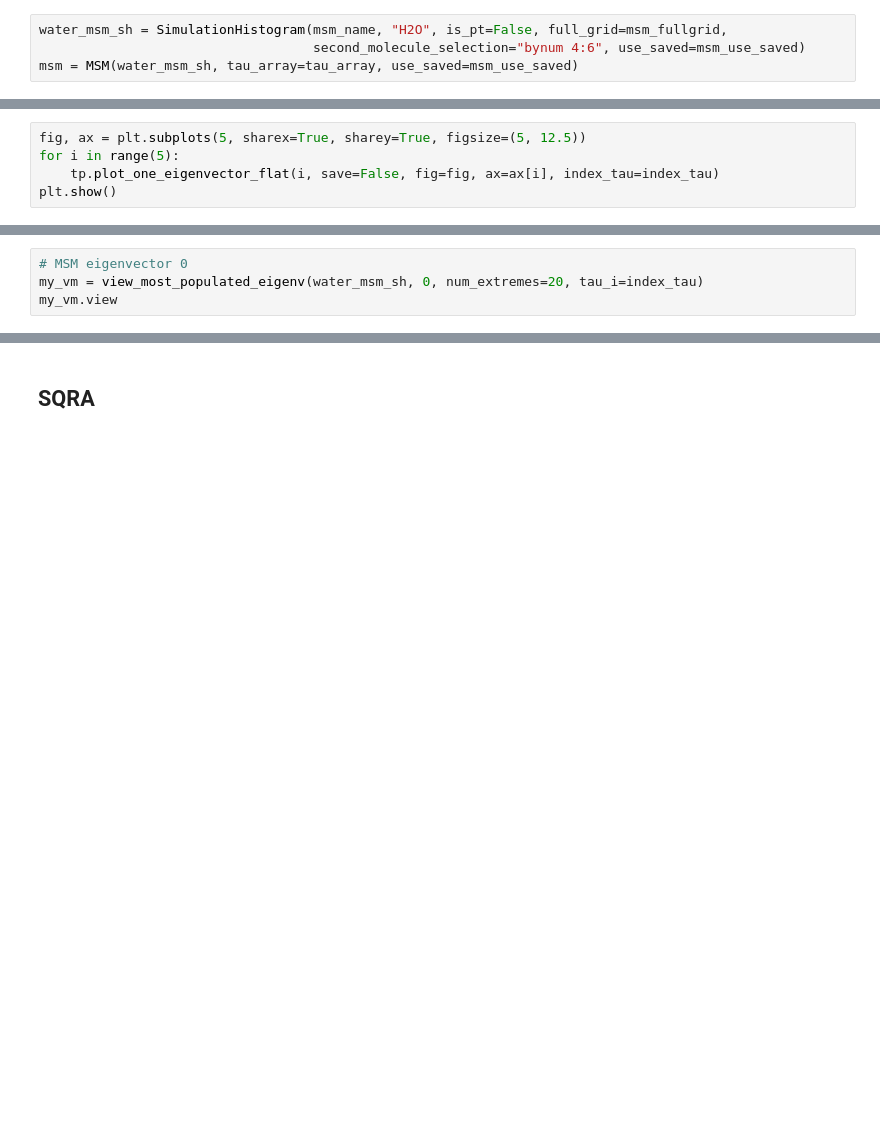
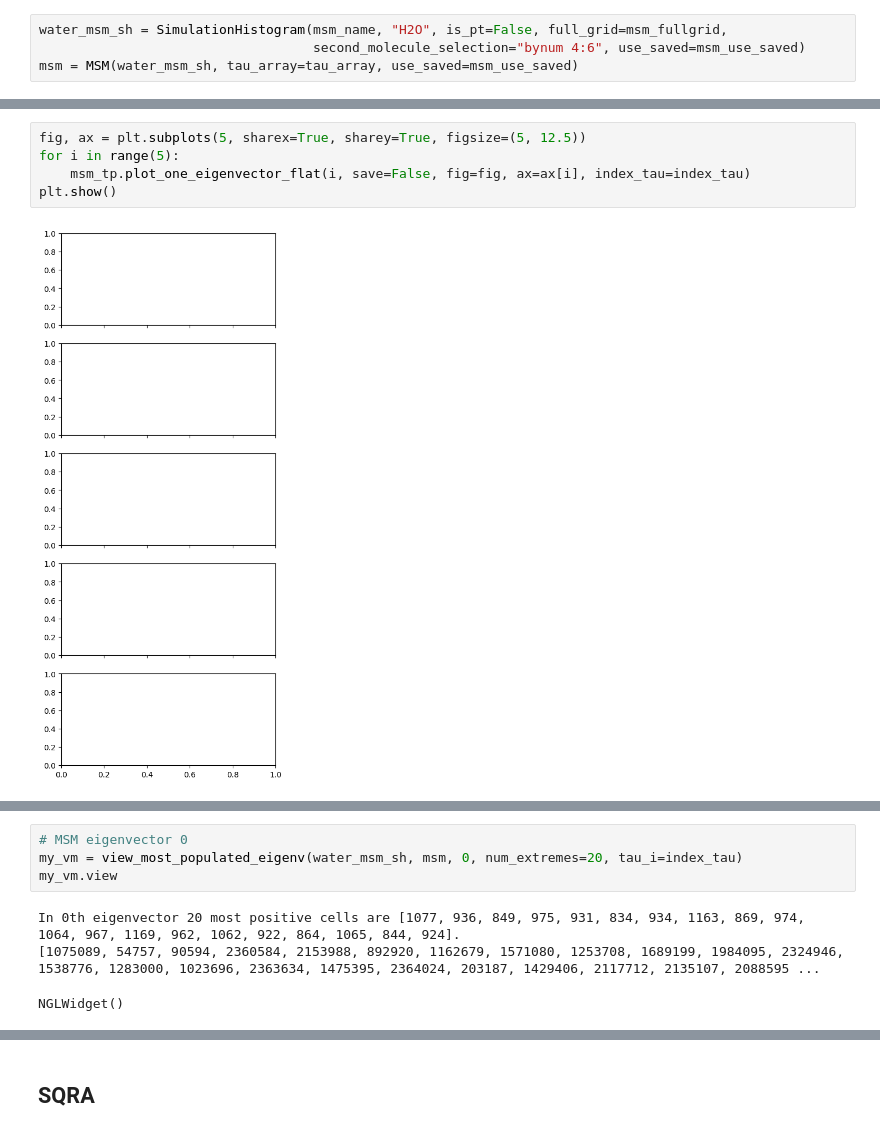
Before and after one commit to bkellerlab/molecularRotationalGrids, a Jupyter notebook: jupyter/Meeting_2024_April.ipynb, the cells around one changed output, grey strips where cells are left out. Drawn from its saved outputs; the diff is of its cells as text; blank space fills up the shorter version.

```diff
--- a/jupyter/Meeting_2024_April.ipynb
+++ b/jupyter/Meeting_2024_April.ipynb
@@ -116,5 +121,7 @@ plt.show()
 # %%
 fig, ax = plt.subplots(5, sharex=True, sharey=True, figsize=(5, 12.5))
 for i in range(5):
-    tp.plot_one_eigenvector_flat(i, save=False, fig=fig, ax=ax[i], index_tau=index_tau)
+    msm_tp.plot_one_eigenvector_flat(i, save=False, fig=fig, ax=ax[i], index_tau=index_tau)
 plt.show()
+# %% [output]
+[figure, added]
@@ -121,6 +129,10 @@ plt.show()
 # %%
 # MSM eigenvector 0
-my_vm = view_most_populated_eigenv(water_msm_sh, 0, num_extremes=20, tau_i=index_tau)
+my_vm = view_most_populated_eigenv(water_msm_sh, msm, 0, num_extremes=20, tau_i=index_tau)
 my_vm.view
+# %% [output]
+In 0th eigenvector 20 most positive cells are [1077, 936, 849, 975, 931, 834, 934, 1163, 869, 974, 1064, 967, 1169, 962, 1062, 922, 864, 1065, 844, 924].
+[1075089, 54757, 90594, 2360584, 2153988, 892920, 1162679, 1571080, 1253708, 1689199, 1984095, 2324946, 1538776, 1283000, 1023696, 2363634, 1475395, 2364024, 203187, 1429406, 2117712, 2135107, 2088595 ...
+NGLWidget()
 # %%
 # MSM view eigenvector 1
```
Also changed, not shown: parts of 25 cells of this notebook, 3 other files.
